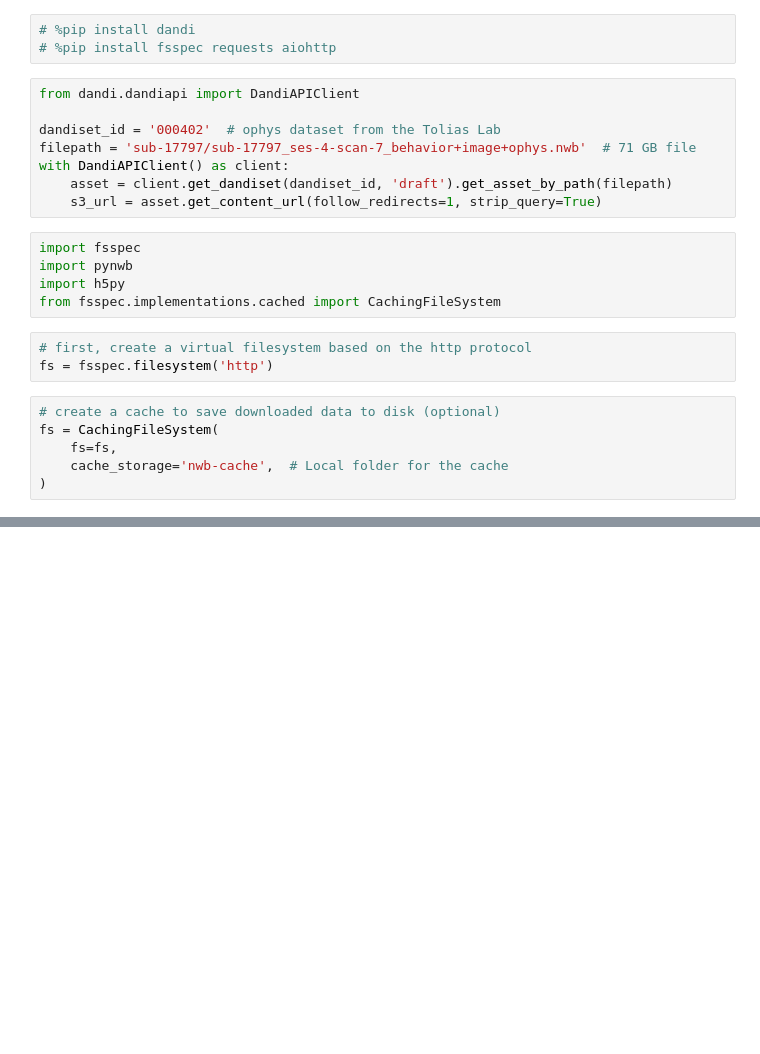
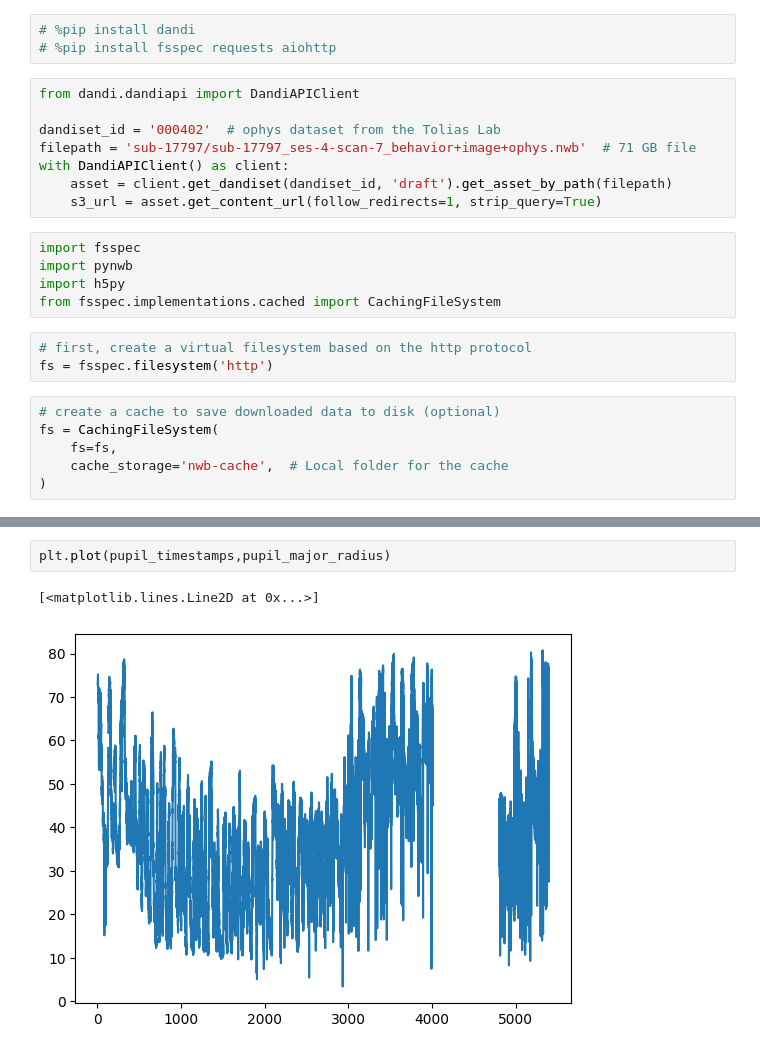
Before and after one commit to paulgfahey/dandi_microns_phase3_nda, a Jupyter notebook: [tutorial]microns_minnie_dandiset.ipynb, the cells around one changed output, grey strips where cells are left out. Saved outputs shown, nothing was run; the diff lists cells and outputs as text; blank space fills up the shorter version.

```diff
--- a/[tutorial]microns_minnie_dandiset.ipynb
+++ b/[tutorial]microns_minnie_dandiset.ipynb
@@ -43,0 +83,5 @@ plt.plot(temp)
+# %%
+plt.plot(pupil_timestamps,pupil_major_radius)
+# %% [output]
+[<matplotlib.lines.Line2D at 0x...>]
+[figure, added]
```
Also changed, not shown: parts of 12 cells of this notebook.
